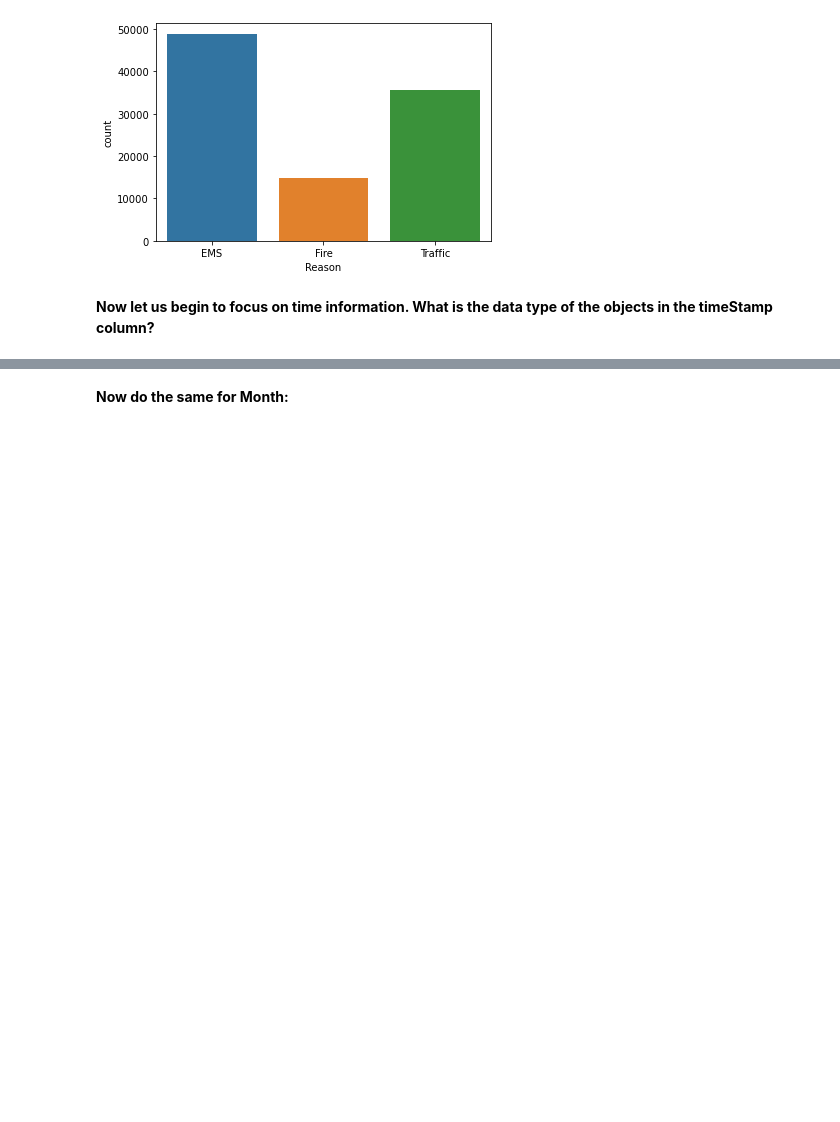
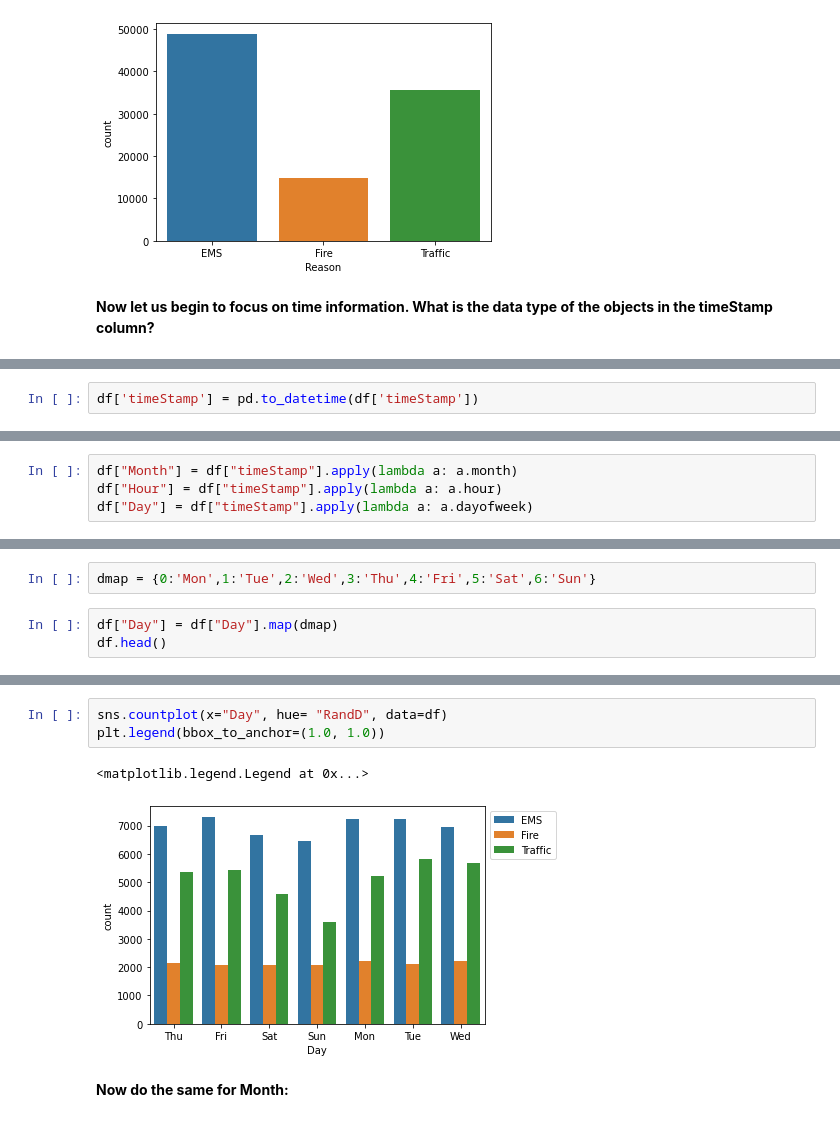
Before and after one commit to gjbergues/curso_DS, a Jupyter notebook: notebooks/08-911 Calls.ipynb, the cells around one changed output, grey strips where cells are left out. Drawn from its saved outputs; the diff is of its cells as text; blank space fills up the shorter version.

```diff
--- a/notebooks/08-911 Calls.ipynb
+++ b/notebooks/08-911 Calls.ipynb
@@ -141 +138,3 @@ str
+# %%
+df['timeStamp'] = pd.to_datetime(df['timeStamp'])
 # %% [markdown]
@@ -147,0 +161,4 @@ str
+# %%
+df["Month"] = df["timeStamp"].apply(lambda a: a.month)
+df["Hour"] = df["timeStamp"].apply(lambda a: a.hour)
+df["Day"] = df["timeStamp"].apply(lambda a: a.dayofweek)
@@ -150,2 +176,7 @@ str
 
     dmap = {0:'Mon',1:'Tue',2:'Wed',3:'Thu',4:'Fri',5:'Sat',6:'Sun'}
+# %%
+dmap = {0:'Mon',1:'Tue',2:'Wed',3:'Thu',4:'Fri',5:'Sat',6:'Sun'}
+# %%
+df["Day"] = df["Day"].map(dmap)
+df.head()
@@ -158,2 +192,8 @@ str
+# %%
+sns.countplot(x="Day", hue= "RandD", data=df)
+plt.legend(bbox_to_anchor=(1.0, 1.0))
+# %% [output]
+<matplotlib.legend.Legend at 0x...>
+[figure, added]
 # %% [markdown]
 **Now do the same for Month:**
```
Also changed, not shown: parts of 15 cells of this notebook.
